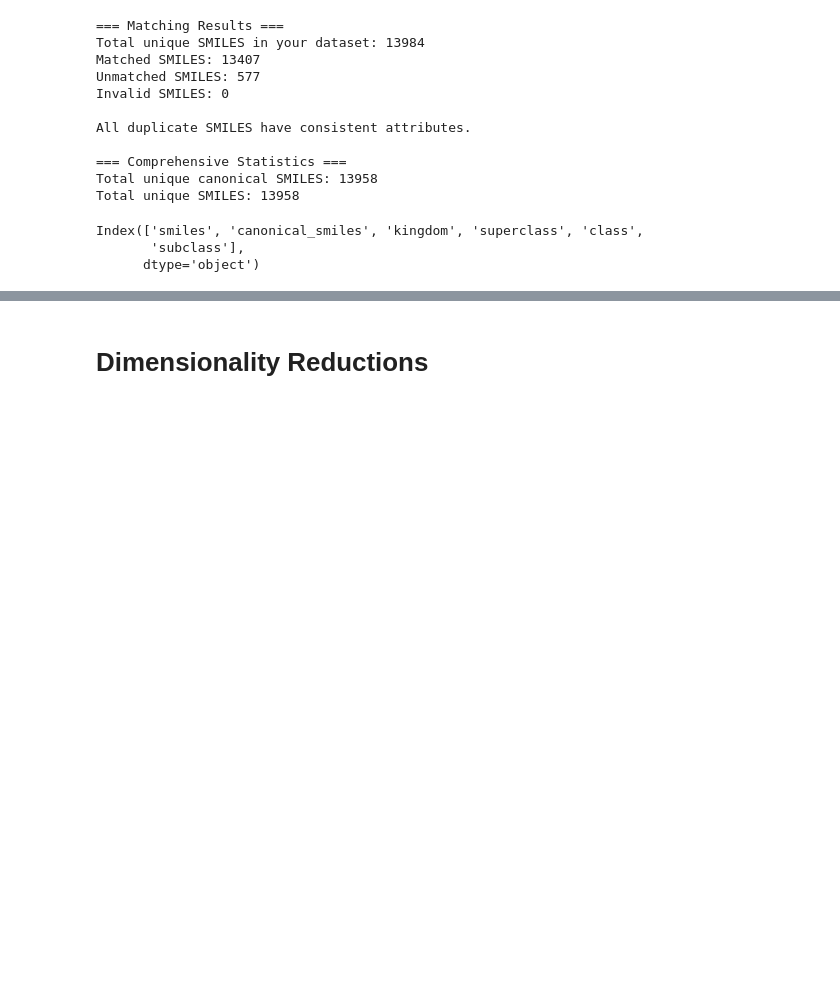
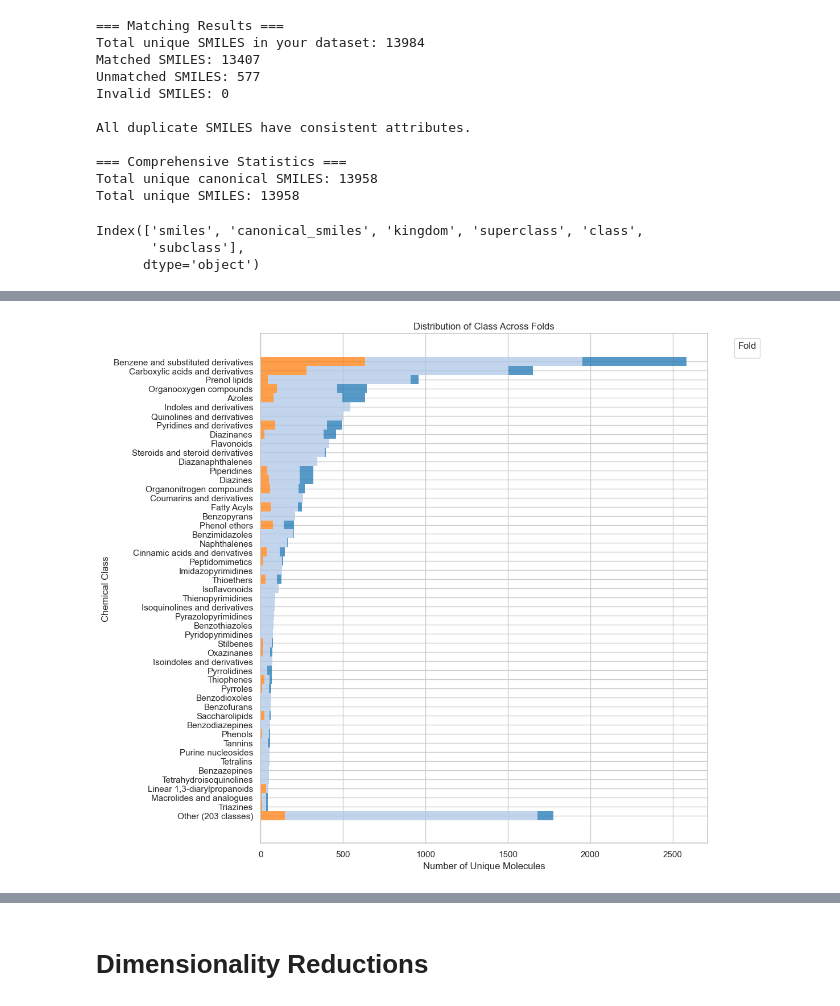
Before and after one commit to Jozefov/MassSpecGymMSn, a Jupyter notebook: notebooks/MSn/dataset_analysis/analysis_2.ipynb, the cells around one changed output, grey strips where cells are left out. Cells and saved outputs as stored; diff of their text form; code cells hidden in the pictures; blank space fills up the shorter version.

```diff
--- a/notebooks/MSn/dataset_analysis/analysis_2.ipynb
+++ b/notebooks/MSn/dataset_analysis/analysis_2.ipynb
@@ -782,0 +580,4 @@ Invalid SMILES DataFrame: (0, 44)
+# %%
+plot_class_distribution(merged_df, 'class', top_n=50, output_svg=False)
+# %% [output]
+[figure, added]
```
Also changed, not shown: parts of 52 cells of this notebook, 1 other file.
